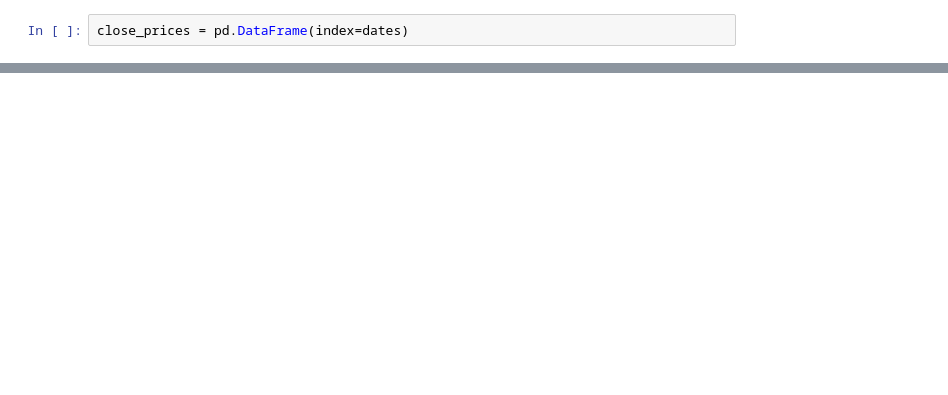
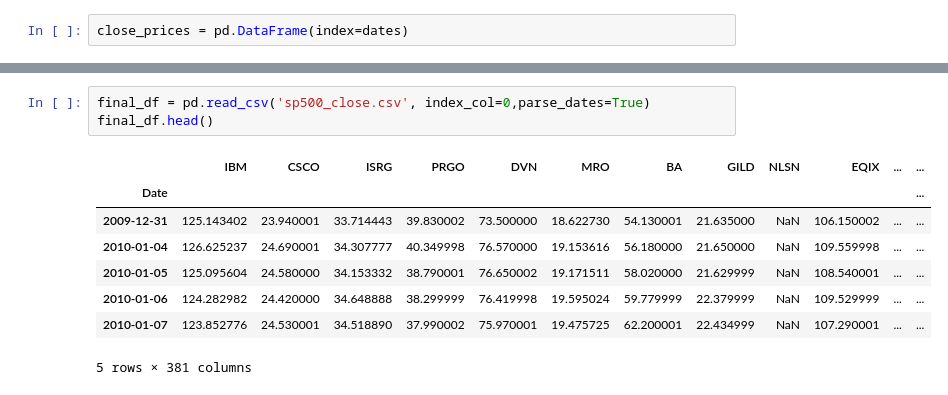
Before and after one commit to utkusaglm/Price-Prediction, a Jupyter notebook: src/financial_data.ipynb, the cells around one changed output, grey strips where cells are left out. Cells and saved outputs as stored; diff of their text form; blank space fills up the shorter version.

```diff
--- a/src/financial_data.ipynb
+++ b/src/financial_data.ipynb
@@ -316,0 +160,12 @@ close_prices.to_csv('sp500_close.csv')
+# %%
+final_df = pd.read_csv('sp500_close.csv', index_col=0,parse_dates=True)
+final_df.head()
+# %% [output]
+|  | IBM | CSCO | ISRG | PRGO | DVN | MRO | BA | GILD | NLSN | EQIX | ... | ... |
+| Date |  |  |  |  |  |  |  |  |  |  |  | ... |
+| 2009-12-31 | 125.143402 | 23.940001 | 33.714443 | 39.830002 | 73.500000 | 18.622730 | 54.130001 | 21.635000 | NaN | 106.150002 | ... | ... |
+| 2010-01-04 | 126.625237 | 24.690001 | 34.307777 | 40.349998 | 76.570000 | 19.153616 | 56.180000 | 21.650000 | NaN | 109.559998 | ... | ... |
+| 2010-01-05 | 125.095604 | 24.580000 | 34.153332 | 38.790001 | 76.650002 | 19.171511 | 58.020000 | 21.629999 | NaN | 108.540001 | ... | ... |
+| 2010-01-06 | 124.282982 | 24.420000 | 34.648888 | 38.299999 | 76.419998 | 19.595024 | 59.779999 | 22.379999 | NaN | 109.529999 | ... | ... |
+| 2010-01-07 | 123.852776 | 24.530001 | 34.518890 | 37.990002 | 75.970001 | 19.475725 | 62.200001 | 22.434999 | NaN | 107.290001 | ... | ... |
+5 rows × 381 columns
```
Also changed, not shown: parts of 21 cells of this notebook, 5 other files.
